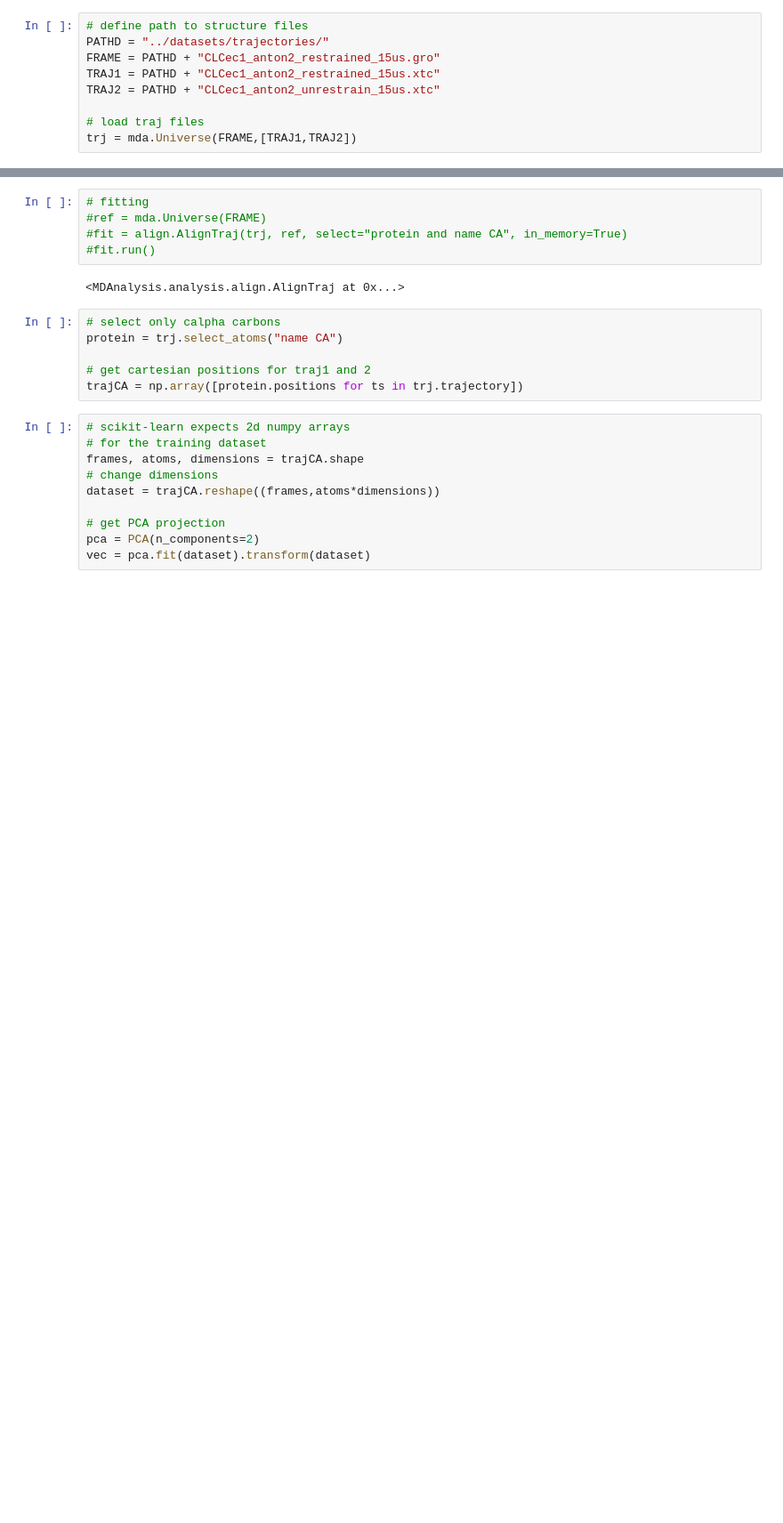
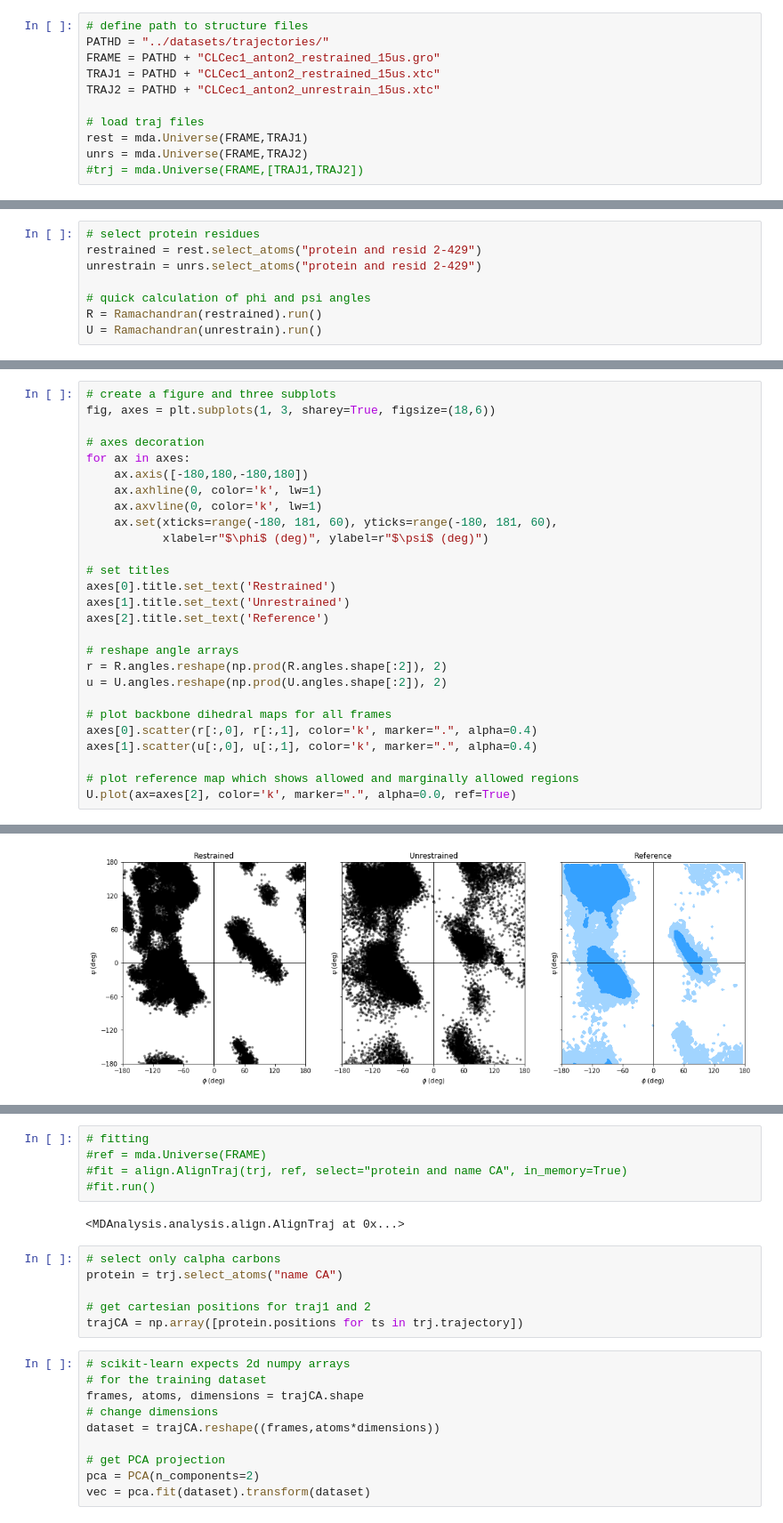
Before and after one commit to alejogiley/pypoc, a Jupyter notebook: examples/compared_datasets.ipynb, the cells around one changed output, grey strips where cells are left out. Shown at 89% size. Saved outputs shown, nothing was run; the diff lists cells and outputs as text; blank space fills up the shorter version.

```diff
--- a/examples/compared_datasets.ipynb
+++ b/examples/compared_datasets.ipynb
@@ -20,4 +23,6 @@ TRAJ1 = PATHD + "CLCec1_anton2_restrained_15us.xtc"
 TRAJ2 = PATHD + "CLCec1_anton2_unrestrain_15us.xtc"
 
 # load traj files
-trj = mda.Universe(FRAME,[TRAJ1,TRAJ2])
+rest = mda.Universe(FRAME,TRAJ1)
+unrs = mda.Universe(FRAME,TRAJ2)
+#trj = mda.Universe(FRAME,[TRAJ1,TRAJ2])
@@ -23,0 +34,8 @@ trj = mda.Universe(FRAME,[TRAJ1,TRAJ2])
+# %%
+# select protein residues
+restrained = rest.select_atoms("protein and resid 2-429")
+unrestrain = unrs.select_atoms("protein and resid 2-429")
+
+# quick calculation of phi and psi angles
+R = Ramachandran(restrained).run()
+U = Ramachandran(unrestrain).run()
@@ -23,0 +44,28 @@ trj = mda.Universe(FRAME,[TRAJ1,TRAJ2])
+# %%
+# create a figure and three subplots
+fig, axes = plt.subplots(1, 3, sharey=True, figsize=(18,6))
+
+# axes decoration
+for ax in axes:
+    ax.axis([-180,180,-180,180])
+    ax.axhline(0, color='k', lw=1)
+    ax.axvline(0, color='k', lw=1)
+    ax.set(xticks=range(-180, 181, 60), yticks=range(-180, 181, 60),
+           xlabel=r"$\phi$ (deg)", ylabel=r"$\psi$ (deg)")
+
+# set titles
+axes[0].title.set_text('Restrained')
+axes[1].title.set_text('Unrestrained')
+axes[2].title.set_text('Reference')
+
+# reshape angle arrays
+r = R.angles.reshape(np.prod(R.angles.shape[:2]), 2)
+u = U.angles.reshape(np.prod(U.angles.shape[:2]), 2)
+
+# plot backbone dihedral maps for all frames
+axes[0].scatter(r[:,0], r[:,1], color='k', marker=".", alpha=0.4)
+axes[1].scatter(u[:,0], u[:,1], color='k', marker=".", alpha=0.4)
+
+# plot reference map which shows allowed and marginally allowed regions
+U.plot(ax=axes[2], color='k', marker=".", alpha=0.0, ref=True)
+# %% [output]
@@ -23,0 +73 @@ trj = mda.Universe(FRAME,[TRAJ1,TRAJ2])
+[figure, added]
```
Also changed, not shown: parts of 6 cells of this notebook.
